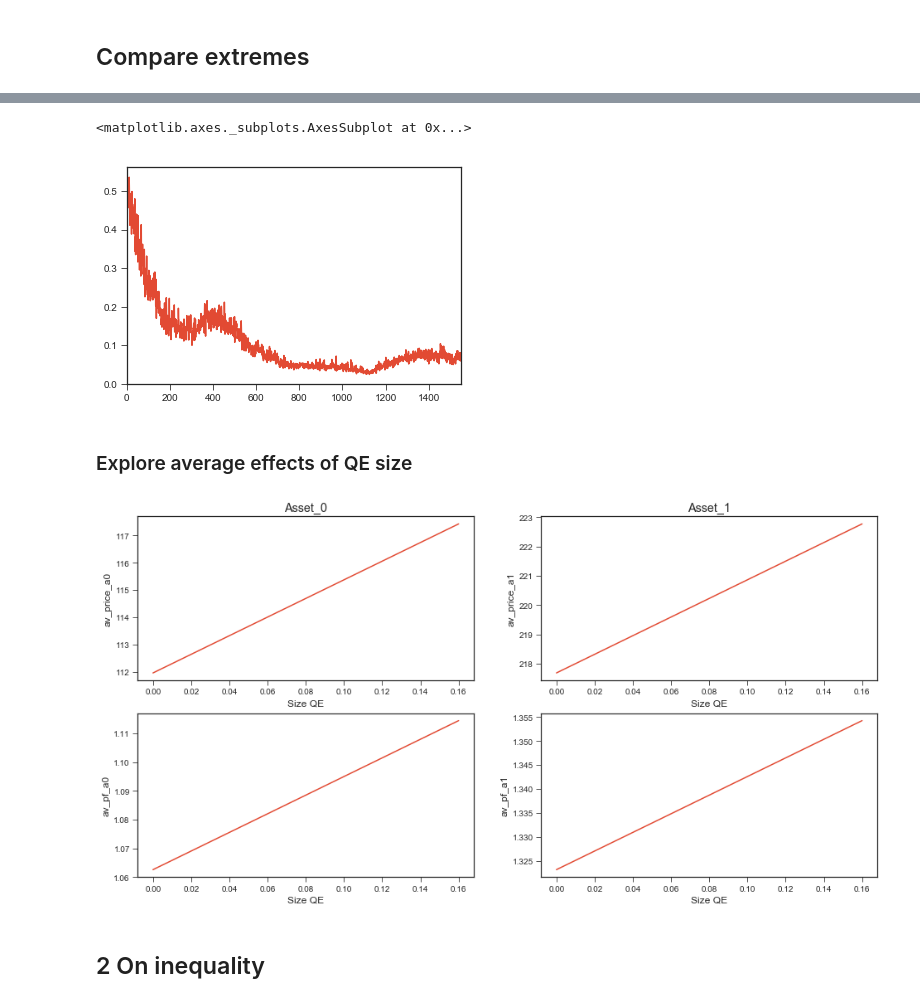
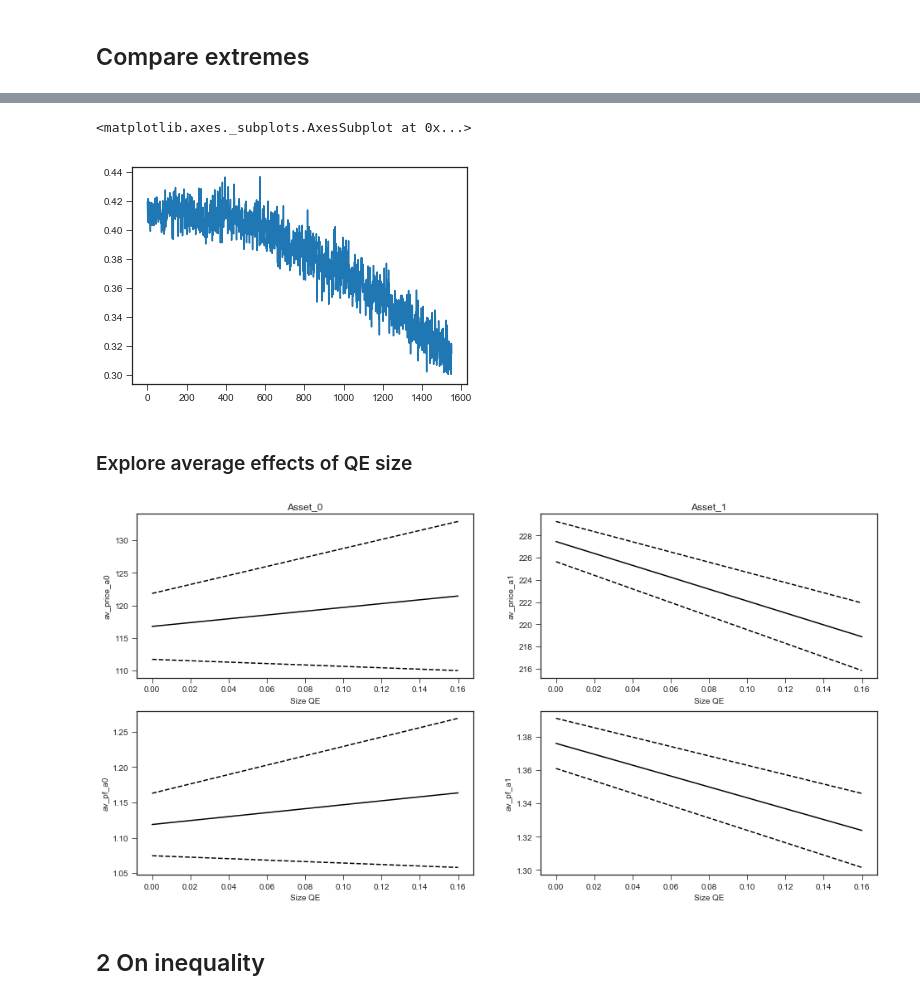
Before and after one commit to joerischasfoort/qe-inequality, a Jupyter notebook: qe-experiment-HE.ipynb, the cells around one changed output, grey strips where cells are left out. Drawn from its saved outputs; the diff is of its cells as text; code cells hidden in the pictures.

```diff
--- a/qe-experiment-HE.ipynb
+++ b/qe-experiment-HE.ipynb
@@ -24,7 +24,7 @@ def confidence_interval(data, av):
 # %% [markdown]
 # QE experiment with HE
 # %%
-NRUNS = 1
+NRUNS = 5
 burn_in_period = 0
 # %%
 params = params = {"fundamental_values": [105, 166], "asset_types": ['stock', 'stock'],
@@ -42,6 +42,6 @@ params = params = {"fundamental_values": [105, 166], "asset_types": ['stock', 's
 # %%
 steps = 16
 qe_size = [x / 100.0 for x in range(0, 100 + steps, steps)]
-qe_size = qe_size[:2] #TODO remove?
-qe_size
+#qe_size = qe_size[:2] #TODO remove?
+qe_size[:-1]
 # %% [output]
@@ -210,7 +225,7 @@ for t in range(len(orbs[0][0].sentiment_history)):
 pd.Series(av_lambda).plot()
 # %% [output]
 <matplotlib.axes._subplots.AxesSubplot at 0x...>
-[figure, old version]
+[figure, new version]
 # %% [markdown]
 ### Explore average effects of QE size
 # %%
@@ -231,12 +246,21 @@ pf1_averages = []
 pf1_conf_interval_uppers = []
 pf1_conf_intervals_lowers = []
 
+p0_stdev = []
+p0_stdev_conf_interval_uppers = []
+p0_stdev_conf_intervals_lowers = []
+
+p1_stdev = []
+p1_stdev_conf_interval_uppers = []
+p1_stdev_conf_intervals_lowers = []
+
+
 for x in range(experiments):
     y = x*NRUNS
-    p0 = asset_prices[0][range(y,y+NRUNS)]
-    p1 = asset_prices[-1][range(y,y+NRUNS)]
-    f0 = asset_fundamentals[0][range(y,y+NRUNS)]
-    f1 = asset_fundamentals[-1][range(y,y+NRUNS)]
+    p0 = asset_prices[0][list(range(y,y+NRUNS))]
+    p1 = asset_prices[-1][list(range(y,y+NRUNS))]
+    f0 = asset_fundamentals[0][list(range(y,y+NRUNS))]
+    f1 = asset_fundamentals[-1][list(range(y,y+NRUNS))]
 
     pf0 = np.mean(p0 / f0)
     pf1 = np.mean(p1 / f1)
@@ -275,6 +299,16 @@ for x in range(experiments):
     lower, upper = stats.t.interval(alpha = 0.95, df= 24, loc = np.mean(pf1), scale = sigma)
     pf1_conf_interval_uppers.append(upper)
     pf1_conf_intervals_lowers.append(lower)
+
+    #p0 stdev ADD rolling stdev
+    p0_stdev.append(np.std(p0))
+    sample_stdev = np.std(p0)
+    sigma = sample_stdev/math.sqrt(len(p0))
+    lower, upper = stats.t.interval(alpha = 0.95, df= 24, loc = np.std(p0), scale = sigma)
+    p1_stdev_conf_interval_uppers.append(upper)
+    p0_stdev_conf_intervals_lowers.append(lower)
+
+    #p1 stdev
 # %%
 data = pd.DataFrame({'av_price_a0': [np.mean(p) for p in av_p0_experiments],
                      'av_price_a1': [np.mean(p) for p in av_p1_experiments] ,
@@ -285,35 +319,35 @@ data['const'] = 1
 # %%
 fig, ((ax1, ax2),(ax3, ax4)) = plt.subplots(2, 2, figsize=[16,8])
 
 ax1.set_title('Asset_0')
 ax2.set_title('Asset_1')
 
-ax1.plot(data['lin_size_qe'], p0_averages)
+ax1.plot(data['lin_size_qe'], p0_averages, 'k')
 ax1.plot(data['lin_size_qe'], p0_conf_interval_uppers, 'k--')
 ax1.plot(data['lin_size_qe'], p0_conf_intervals_lowers, 'k--')
 ax1.set_ylabel('av_price_a0')
 
-ax2.plot(data['lin_size_qe'], p1_averages)
+ax2.plot(data['lin_size_qe'], p1_averages, 'k')
 ax2.plot(data['lin_size_qe'], p1_conf_interval_uppers, 'k--')
 ax2.plot(data['lin_size_qe'], p1_conf_intervals_lowers, 'k--')
 ax2.set_ylabel('av_price_a1')
 
-ax3.plot(data['lin_size_qe'], pf0_averages)
+ax3.plot(data['lin_size_qe'], pf0_averages, 'k')
 ax3.plot(data['lin_size_qe'], pf0_conf_interval_uppers, 'k--')
 ax3.plot(data['lin_size_qe'], pf0_conf_intervals_lowers, 'k--')
 ax3.set_ylabel('av_pf_a0')
 
-ax4.plot(data['lin_size_qe'], pf1_averages)
+ax4.plot(data['lin_size_qe'], pf1_averages, 'k')
 ax4.plot(data['lin_size_qe'], pf1_conf_interval_uppers, 'k--')
 ax4.plot(data['lin_size_qe'], pf1_conf_intervals_lowers, 'k--')
 ax4.set_ylabel('av_pf_a1')
 
 for ax in [ax1, ax2, ax3, ax4]:
     ax.set_xlabel('Size QE')
 
 fig.savefig('qe_HE_size_effect_on_prices.png')
 # %% [output]
-[figure, old version]
+[figure, new version]
 # %% [markdown]
 ## 2 On inequality
 # %%
```
Also changed, not shown: parts of 4 cells of this notebook, 3 other files.
